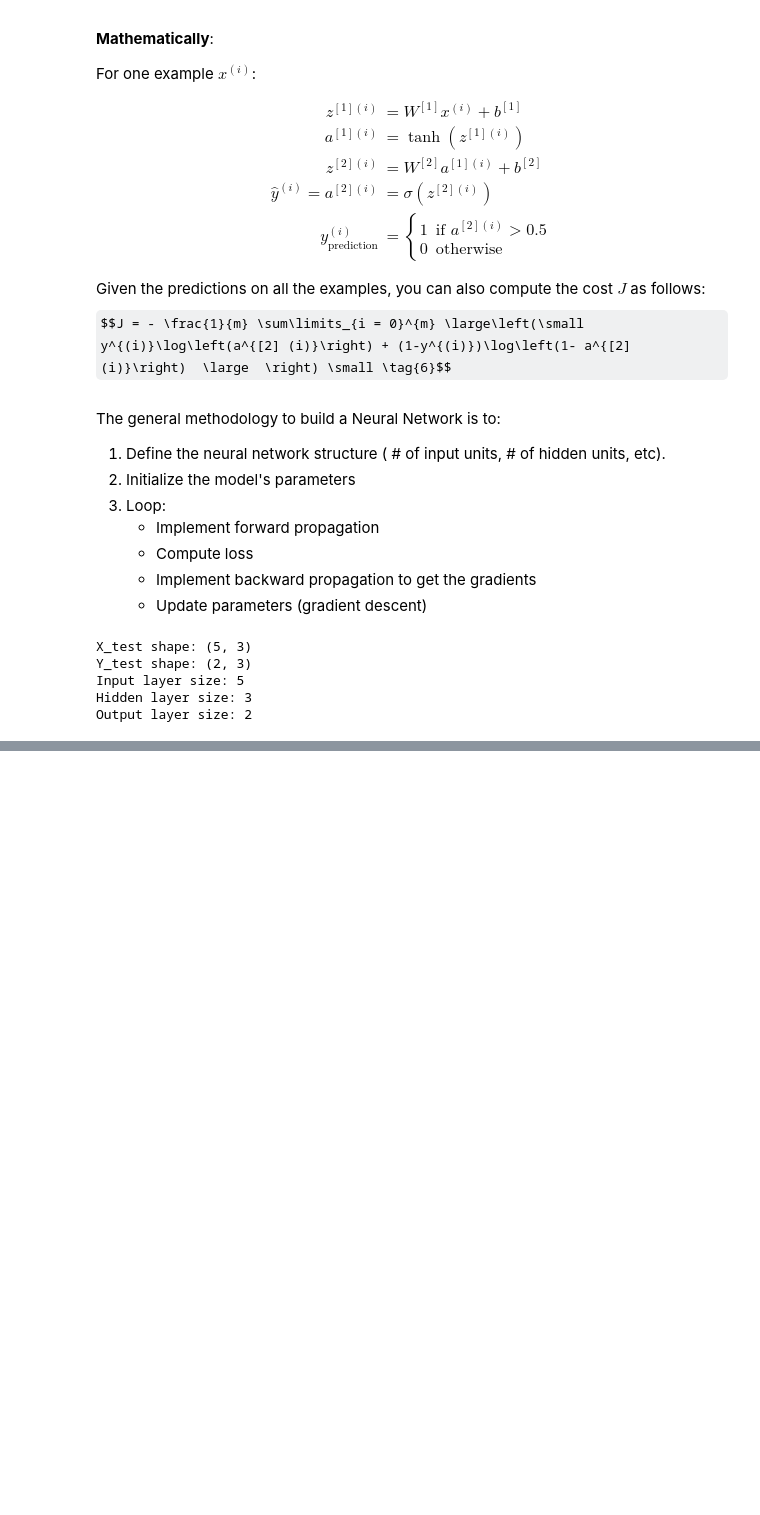
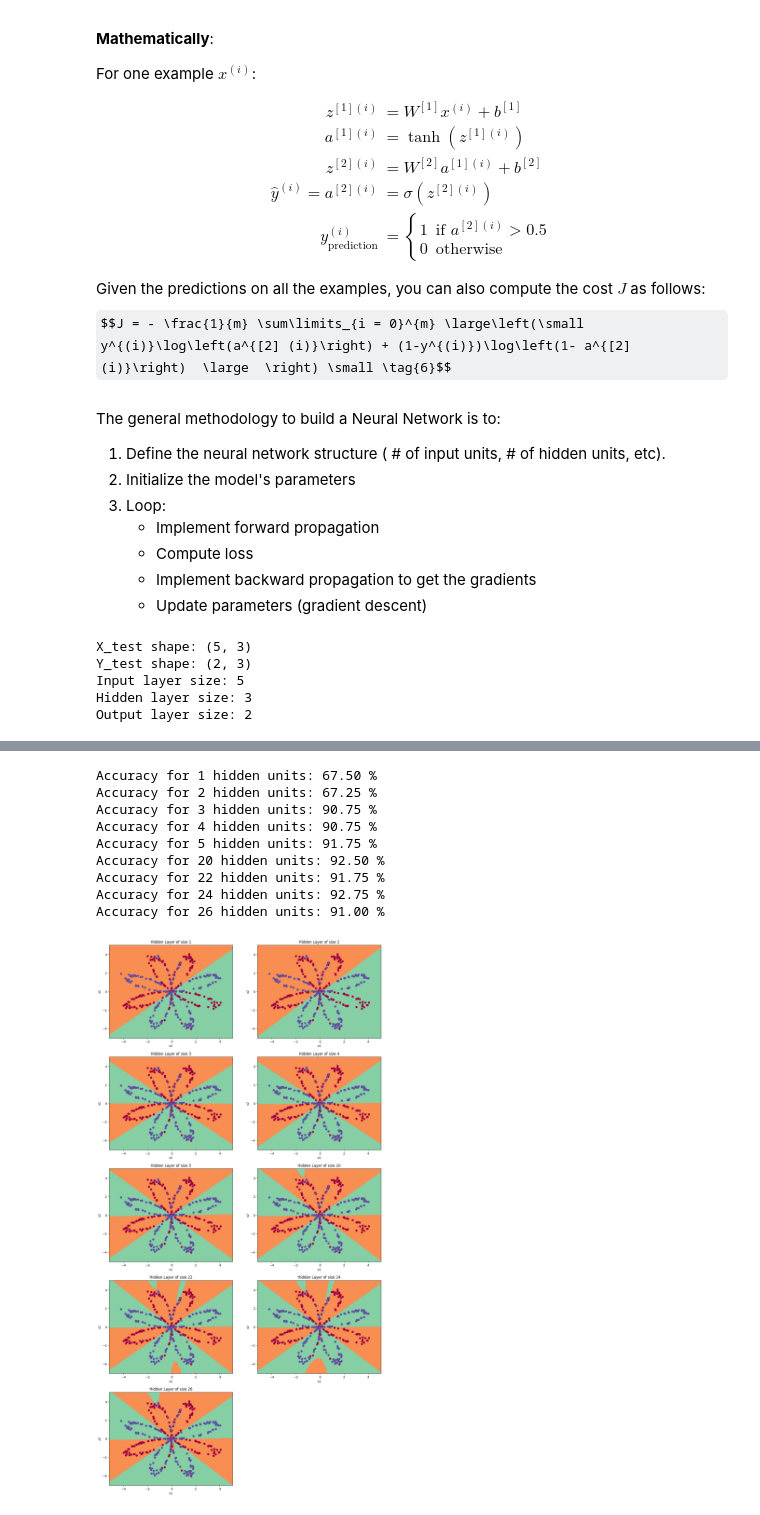
Before and after one commit to xafold/from_scratch, a Jupyter notebook: data_classification.ipynb, the cells around one changed output, grey strips where cells are left out. Cells and saved outputs as stored; diff of their text form; code cells hidden in the pictures; some formulas as TeX source; blank space fills up the shorter version.

```diff
--- a/data_classification.ipynb
+++ b/data_classification.ipynb
@@ -209,0 +455,22 @@ def init_params(n_x, n_h, n_y):
+# %%
+plt.figure(figsize=(16, 32))
+hidden_layer_sizes = [1, 2, 3, 4, 5, 20, 22, 24, 26]
+for i, n_h in enumerate(hidden_layer_sizes):
+    plt.subplot(5, 2, i + 1)
+    plt.title(f'Hidden Layer of size {n_h}')
+    parameters = nn_model(x, y, n_h, 1, num_itr=10000)
+    plot_decision_boundary(lambda x: predict(parameters, x.T), x, y)
+    predictions = predict(parameters, x)
+    accuracy = float((np.dot(y, predictions.T) + np.dot(1 - y, 1 - predictions.T)) / y.size * 100)
+    print(f'Accuracy for {n_h} hidden units: {accuracy:.2f} %')
+# %% [output]
+Accuracy for 1 hidden units: 67.50 %
+Accuracy for 2 hidden units: 67.25 %
+Accuracy for 3 hidden units: 90.75 %
+Accuracy for 4 hidden units: 90.75 %
+Accuracy for 5 hidden units: 91.75 %
+Accuracy for 20 hidden units: 92.50 %
+Accuracy for 22 hidden units: 91.75 %
+Accuracy for 24 hidden units: 92.75 %
+Accuracy for 26 hidden units: 91.00 %
+[figure, added]
```
Also changed, not shown: parts of 25 cells of this notebook.
